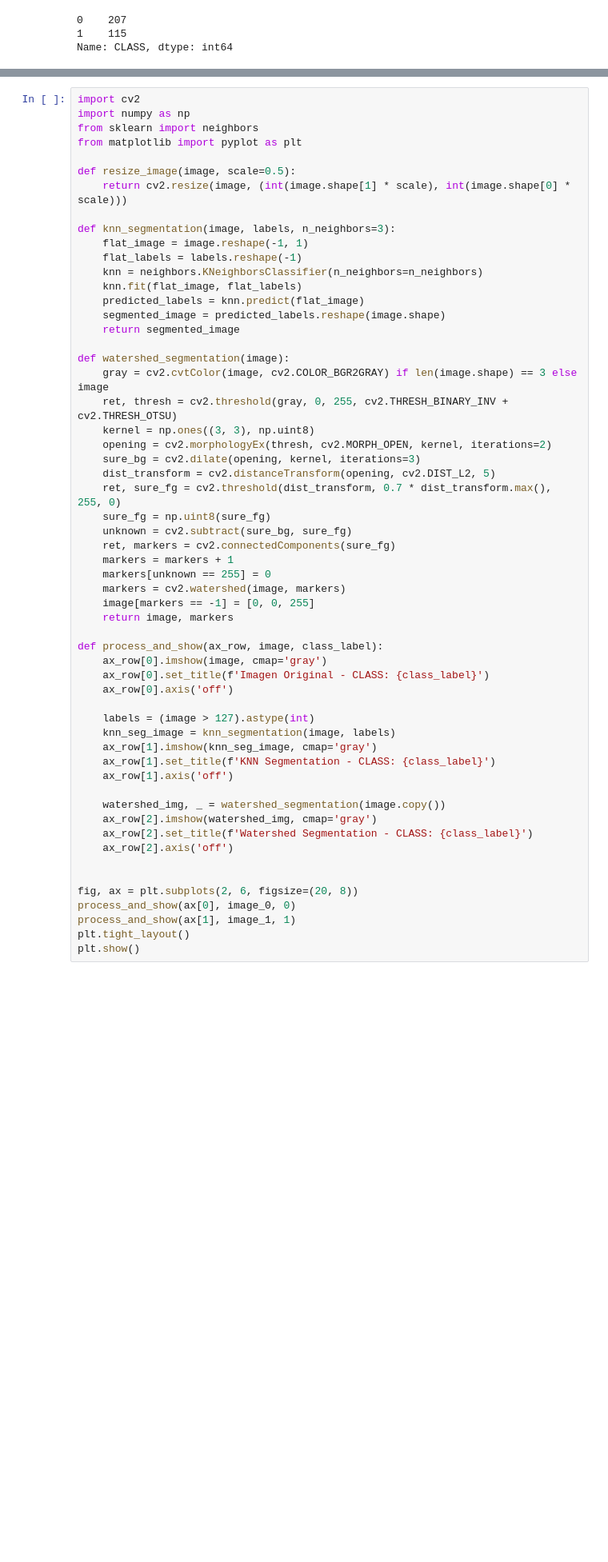
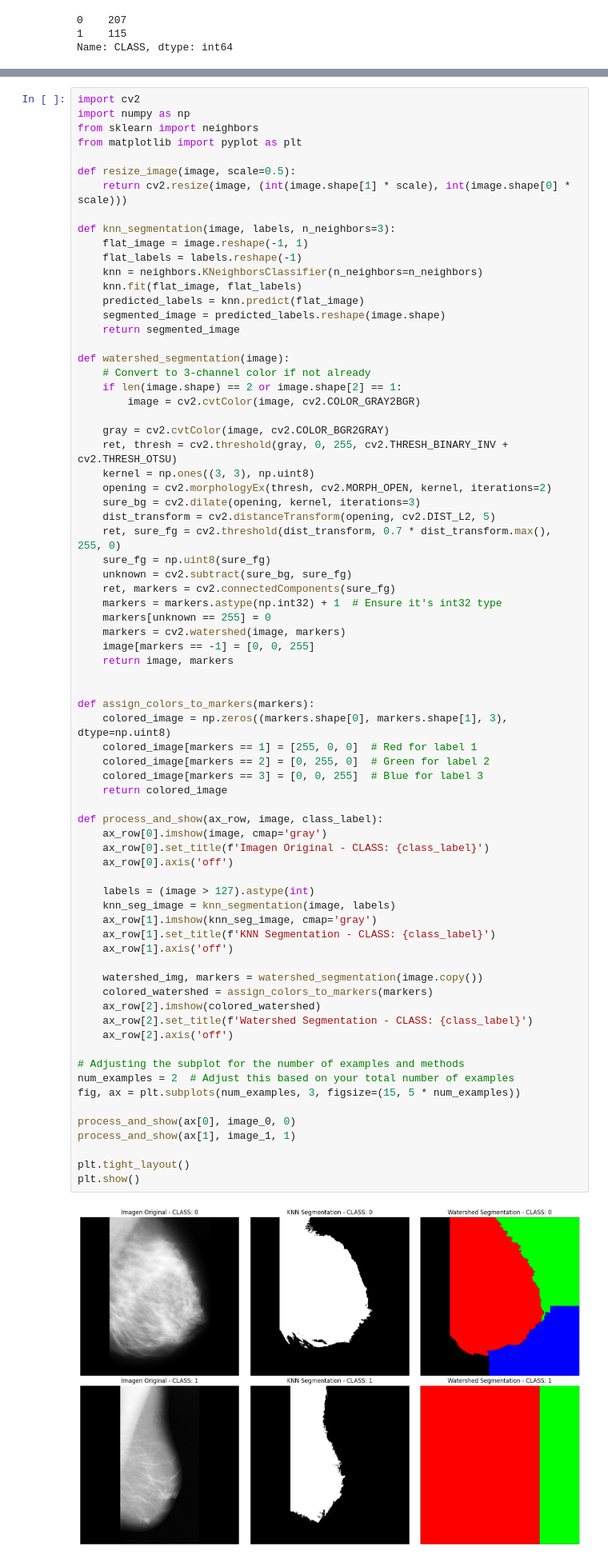
Before and after one commit to jsebastianquiroga/IMAGE_VIDEO_PROCESSING_PUJ, a Jupyter notebook: proyecto/proyecto_garcia_quiroga.ipynb, the cells around one changed output, grey strips where cells are left out. Shown at 80% size. Saved outputs shown, nothing was run; the diff lists cells and outputs as text; blank space fills up the shorter version.

```diff
--- a/proyecto/proyecto_garcia_quiroga.ipynb
+++ b/proyecto/proyecto_garcia_quiroga.ipynb
@@ -435,41 +435,59 @@ def knn_segmentation(image, labels, n_neighbors=3):
     return segmented_image
 
 def watershed_segmentation(image):
-    gray = cv2.cvtColor(image, cv2.COLOR_BGR2GRAY) if len(image.shape) == 3 else image
+    # Convert to 3-channel color if not already
+    if len(image.shape) == 2 or image.shape[2] == 1:
+        image = cv2.cvtColor(image, cv2.COLOR_GRAY2BGR)
+
+    gray = cv2.cvtColor(image, cv2.COLOR_BGR2GRAY)
     ret, thresh = cv2.threshold(gray, 0, 255, cv2.THRESH_BINARY_INV + cv2.THRESH_OTSU)
     kernel = np.ones((3, 3), np.uint8)
     opening = cv2.morphologyEx(thresh, cv2.MORPH_OPEN, kernel, iterations=2)
     sure_bg = cv2.dilate(opening, kernel, iterations=3)
     dist_transform = cv2.distanceTransform(opening, cv2.DIST_L2, 5)
     ret, sure_fg = cv2.threshold(dist_transform, 0.7 * dist_transform.max(), 255, 0)
     sure_fg = np.uint8(sure_fg)
     unknown = cv2.subtract(sure_bg, sure_fg)
     ret, markers = cv2.connectedComponents(sure_fg)
-    markers = markers + 1
+    markers = markers.astype(np.int32) + 1  # Ensure it's int32 type
     markers[unknown == 255] = 0
     markers = cv2.watershed(image, markers)
     image[markers == -1] = [0, 0, 255]
     return image, markers
+
+
+def assign_colors_to_markers(markers):
+    colored_image = np.zeros((markers.shape[0], markers.shape[1], 3), dtype=np.uint8)
+    colored_image[markers == 1] = [255, 0, 0]  # Red for label 1
+    colored_image[markers == 2] = [0, 255, 0]  # Green for label 2
+    colored_image[markers == 3] = [0, 0, 255]  # Blue for label 3
+    return colored_image
 
 def process_and_show(ax_row, image, class_label):
     ax_row[0].imshow(image, cmap='gray')
     ax_row[0].set_title(f'Imagen Original - CLASS: {class_label}')
     ax_row[0].axis('off')
 
     labels = (image > 127).astype(int)
     knn_seg_image = knn_segmentation(image, labels)
     ax_row[1].imshow(knn_seg_image, cmap='gray')
     ax_row[1].set_title(f'KNN Segmentation - CLASS: {class_label}')
     ax_row[1].axis('off')
 
-    watershed_img, _ = watershed_segmentation(image.copy())
-    ax_row[2].imshow(watershed_img, cmap='gray')
+    watershed_img, markers = watershed_segmentation(image.copy())
+    colored_watershed = assign_colors_to_markers(markers)
+    ax_row[2].imshow(colored_watershed)
     ax_row[2].set_title(f'Watershed Segmentation - CLASS: {class_label}')
     ax_row[2].axis('off')
 
+# Adjusting the subplot for the number of examples and methods
+num_examples = 2  # Adjust this based on your total number of examples
+fig, ax = plt.subplots(num_examples, 3, figsize=(15, 5 * num_examples))
 
-fig, ax = plt.subplots(2, 6, figsize=(20, 8))
 process_and_show(ax[0], image_0, 0)
 process_and_show(ax[1], image_1, 1)
+
 plt.tight_layout()
 plt.show()
+# %% [output]
+[figure, added]
```
Also changed, not shown: parts of 8 cells of this notebook.
